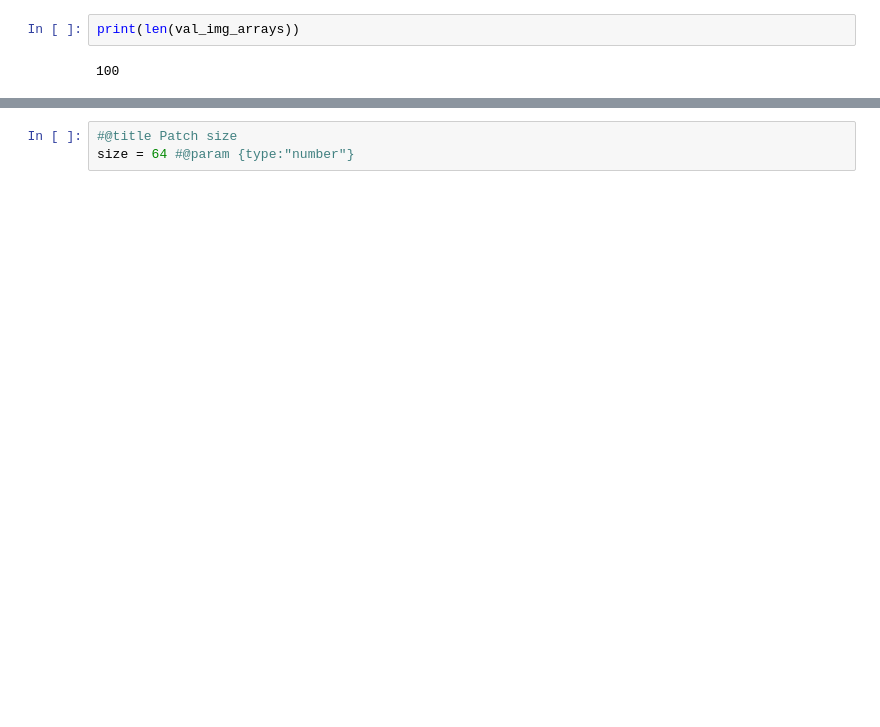
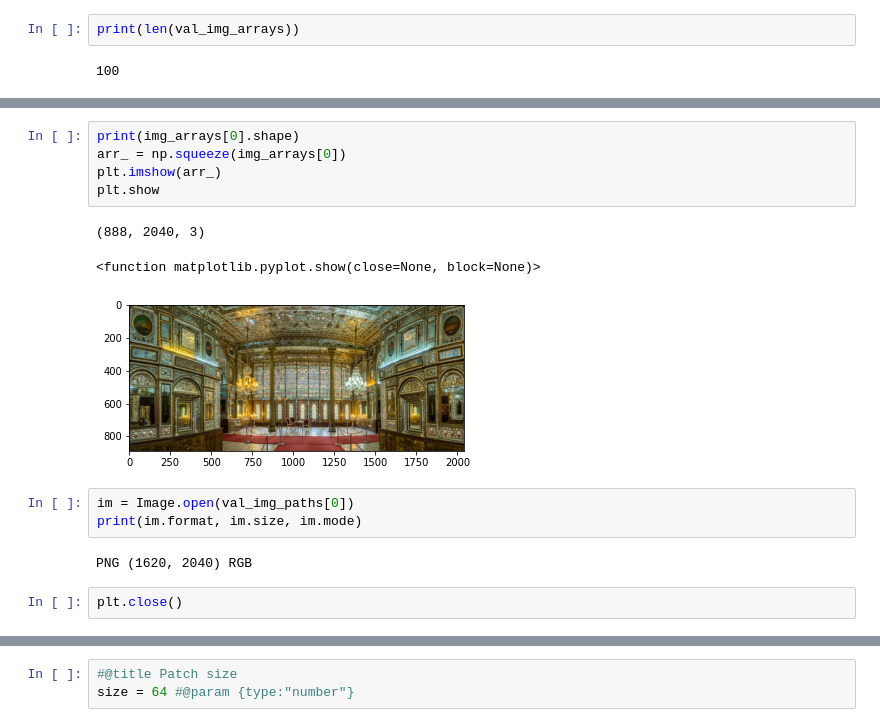
Before and after one commit to jesusllg/Towards-NAS-SRIR-Evaluation-Protocol, a Jupyter notebook: Data-set-generation.ipynb, the cells around one changed output, grey strips where cells are left out. Cells and saved outputs as stored; diff of their text form; blank space fills up the shorter version.

```diff
--- a/Data-set-generation.ipynb
+++ b/Data-set-generation.ipynb
@@ -155,0 +153,16 @@ print(len(val_img_arrays))
+# %%
+print(img_arrays[0].shape)
+arr_ = np.squeeze(img_arrays[0])
+plt.imshow(arr_)
+plt.show
+# %% [output]
+(888, 2040, 3)
+<function matplotlib.pyplot.show(close=None, block=None)>
+[figure, added]
+# %%
+im = Image.open(val_img_paths[0])
+print(im.format, im.size, im.mode)
+# %% [output]
+PNG (1620, 2040) RGB
+# %%
+plt.close()
```
Also changed, not shown: parts of 32 cells of this notebook.
